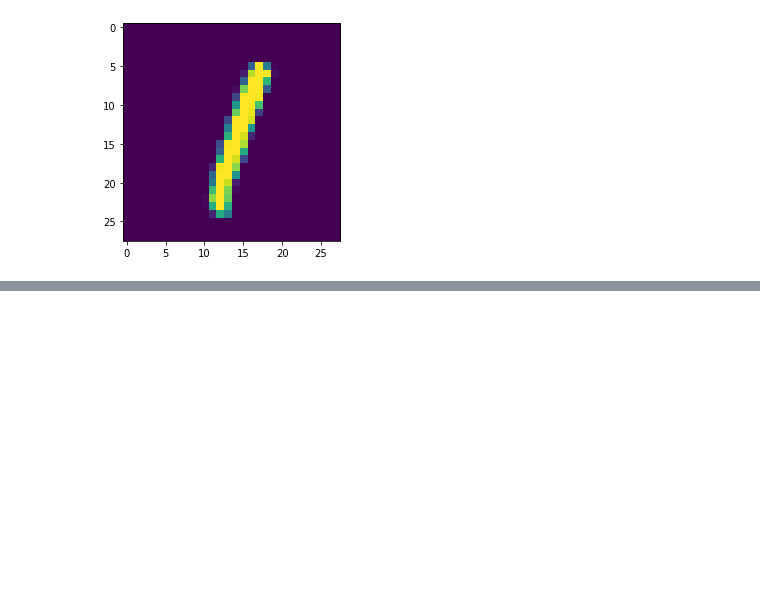
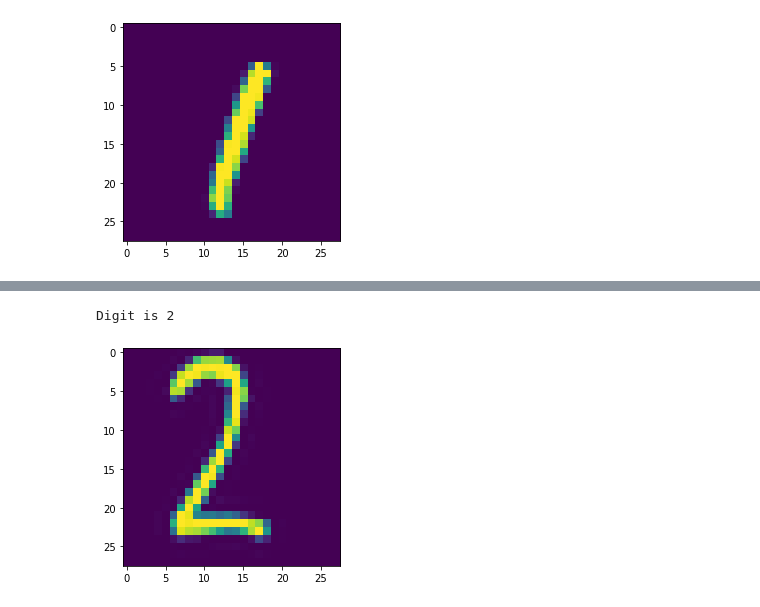
Before and after one commit to Sameer-Ahmed7/Deep_learning_Practice, a Jupyter notebook: MNIST.ipynb, the cells around one changed output, grey strips where cells are left out. Cells and saved outputs as stored; diff of their text form; code cells hidden in the pictures; blank space fills up the shorter version.

```diff
--- a/MNIST.ipynb
+++ b/MNIST.ipynb
@@ -325,0 +201,8 @@ plt.imshow(img14)
+# %%
+def predictCustomizeImage(a):
+  b = plt.imread(a)
+  c = b.reshape(1,784)
+  d = model.predict(c)
+  e = prediction(d)
+  f = plt.imshow(b)
+  return e,f
@@ -325,0 +214,5 @@ plt.imshow(img14)
+# %%
+predict8,img1 = predictCustomizeImage("2.png")
+# %% [output]
+Digit is 2
+[figure, added]
```
Also changed, not shown: parts of 53 cells of this notebook.
